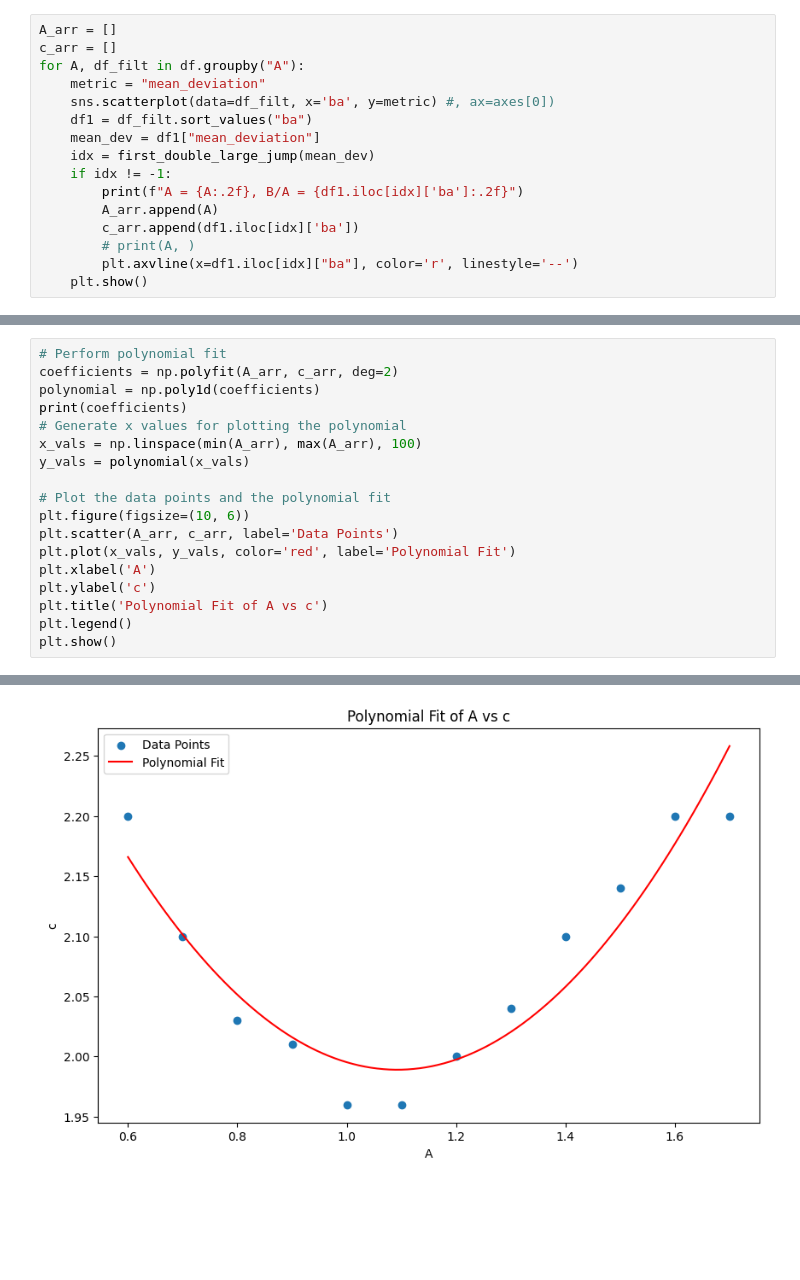
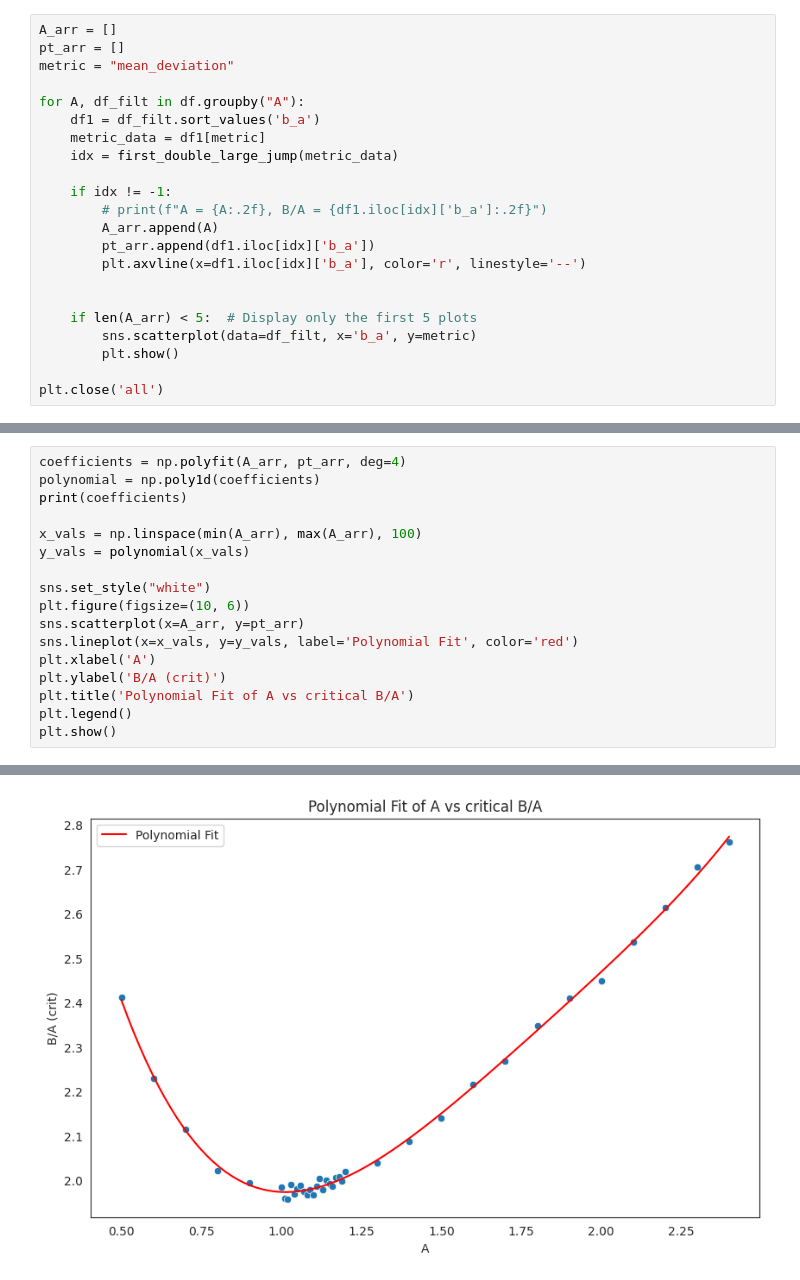
Before and after one commit to valentinvogt/pde-solvers-cuda, a Jupyter notebook: analysis/phase_transition.ipynb, the cells around one changed output, grey strips where cells are left out. Saved outputs shown, nothing was run; the diff lists cells and outputs as text; blank space fills up the shorter version.

```diff
--- a/analysis/phase_transition.ipynb
+++ b/analysis/phase_transition.ipynb
@@ -71,17 +54,23 @@ first_double_large_jump(df1["mean_deviation"])
 # %%
 A_arr = []
-c_arr = []
+pt_arr = []
+metric = "mean_deviation"
+
 for A, df_filt in df.groupby("A"):
-    metric = "mean_deviation"
-    sns.scatterplot(data=df_filt, x='ba', y=metric) #, ax=axes[0])
-    df1 = df_filt.sort_values("ba")
-    mean_dev = df1["mean_deviation"]
-    idx = first_double_large_jump(mean_dev)
+    df1 = df_filt.sort_values('b_a')
+    metric_data = df1[metric]
+    idx = first_double_large_jump(metric_data)
+
     if idx != -1:
-        print(f"A = {A:.2f}, B/A = {df1.iloc[idx]['ba']:.2f}")
+        # print(f"A = {A:.2f}, B/A = {df1.iloc[idx]['b_a']:.2f}")
         A_arr.append(A)
-        c_arr.append(df1.iloc[idx]['ba'])
-        # print(A, )
-        plt.axvline(x=df1.iloc[idx]["ba"], color='r', linestyle='--')
-    plt.show()
+        pt_arr.append(df1.iloc[idx]['b_a'])
+        plt.axvline(x=df1.iloc[idx]['b_a'], color='r', linestyle='--')
+
+
+    if len(A_arr) < 5:  # Display only the first 5 plots
+        sns.scatterplot(data=df_filt, x='b_a', y=metric)
+        plt.show()
+
+plt.close('all')
 # %% [output]
@@ -101,19 +81,18 @@ A = 1.10, B/A = 1.96
 # %%
-# Perform polynomial fit
-coefficients = np.polyfit(A_arr, c_arr, deg=2)
+coefficients = np.polyfit(A_arr, pt_arr, deg=4)
 polynomial = np.poly1d(coefficients)
 print(coefficients)
-# Generate x values for plotting the polynomial
+
 x_vals = np.linspace(min(A_arr), max(A_arr), 100)
 y_vals = polynomial(x_vals)
 
-# Plot the data points and the polynomial fit
+sns.set_style("white")
 plt.figure(figsize=(10, 6))
-plt.scatter(A_arr, c_arr, label='Data Points')
-plt.plot(x_vals, y_vals, color='red', label='Polynomial Fit')
+sns.scatterplot(x=A_arr, y=pt_arr)
+sns.lineplot(x=x_vals, y=y_vals, label='Polynomial Fit', color='red')
 plt.xlabel('A')
-plt.ylabel('c')
-plt.title('Polynomial Fit of A vs c')
+plt.ylabel('B/A (crit)')
+plt.title('Polynomial Fit of A vs critical B/A')
 plt.legend()
 plt.show()
 # %% [output]
@@ -121,2 +100,2 @@ plt.show()
-[figure, old version]
+[figure, new version]
 # %%
```
Also changed, not shown: parts of 13 cells of this notebook, 5 other files.
